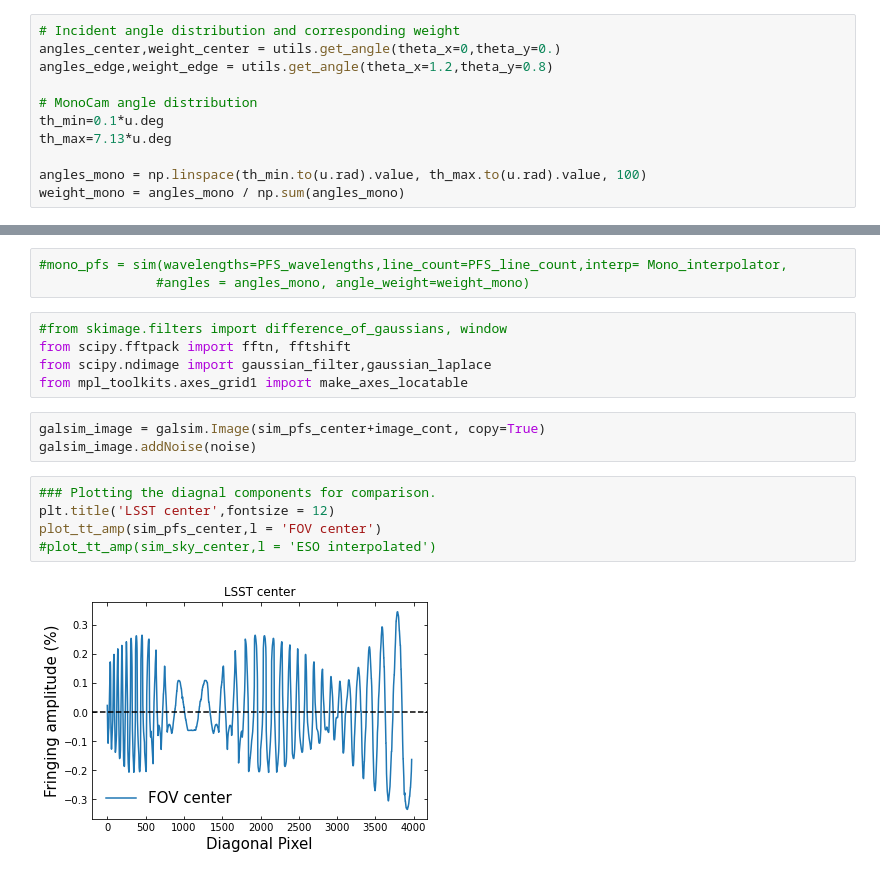
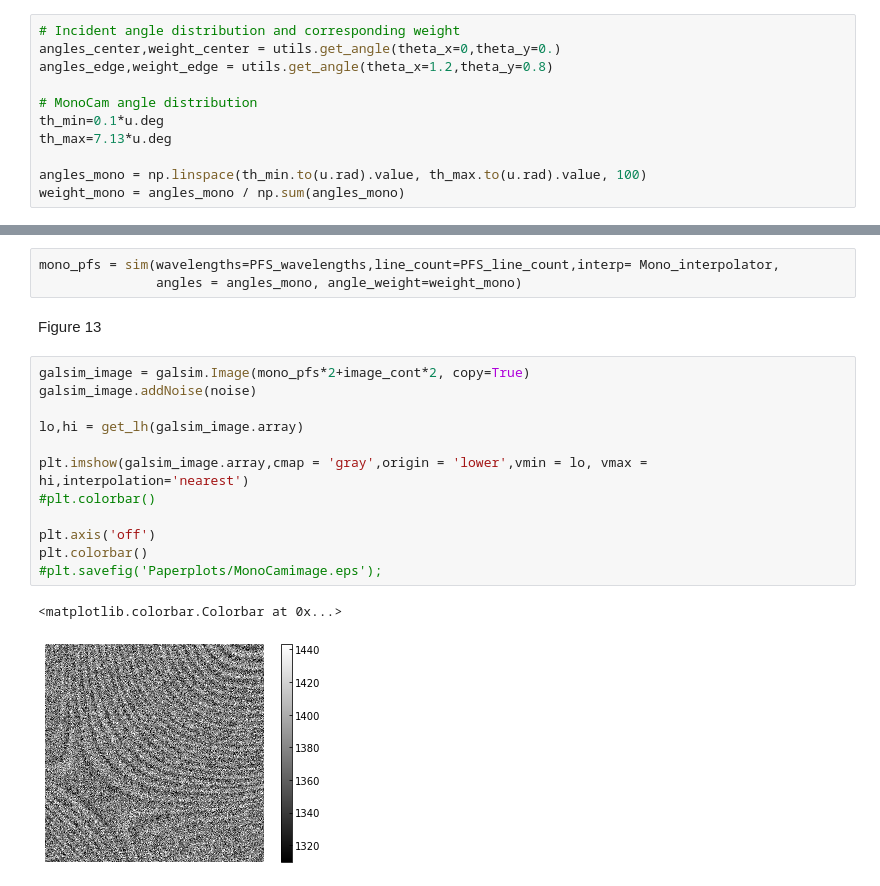
Before and after one commit to Zhiyuan-G/LSSTFringe, a Jupyter notebook: notebooks/sky_bg_rubin_sim.ipynb, the cells around one changed output, grey strips where cells are left out. Saved outputs shown, nothing was run; the diff lists cells and outputs as text.

```diff
--- a/notebooks/sky_bg_rubin_sim.ipynb
+++ b/notebooks/sky_bg_rubin_sim.ipynb
@@ -193,18 +183,20 @@ sim_pfs_center = sim(wavelengths=PFS_wavelengths,line_count=PFS_line_count,
 # %%
-#mono_pfs = sim(wavelengths=PFS_wavelengths,line_count=PFS_line_count,interp= Mono_interpolator,
-               #angles = angles_mono, angle_weight=weight_mono)
+mono_pfs = sim(wavelengths=PFS_wavelengths,line_count=PFS_line_count,interp= Mono_interpolator,
+               angles = angles_mono, angle_weight=weight_mono)
-# %%
-#from skimage.filters import difference_of_gaussians, window
-from scipy.fftpack import fftn, fftshift
-from scipy.ndimage import gaussian_filter,gaussian_laplace
-from mpl_toolkits.axes_grid1 import make_axes_locatable
-# %%
-galsim_image = galsim.Image(sim_pfs_center+image_cont, copy=True)
-galsim_image.addNoise(noise)
-# %%
-### Plotting the diagnal components for comparison.
-plt.title('LSST center',fontsize = 12)
-plot_tt_amp(sim_pfs_center,l = 'FOV center')
-#plot_tt_amp(sim_sky_center,l = 'ESO interpolated')
-# %% [output]
-[figure, removed]
+# %% [markdown]
+Figure 13
+# %%
+galsim_image = galsim.Image(mono_pfs*2+image_cont*2, copy=True)
+galsim_image.addNoise(noise)
+
+lo,hi = get_lh(galsim_image.array)
+
+plt.imshow(galsim_image.array,cmap = 'gray',origin = 'lower',vmin = lo, vmax = hi,interpolation='nearest')
+#plt.colorbar()
+
+plt.axis('off')
+plt.colorbar()
+#plt.savefig('Paperplots/MonoCamimage.eps');
+# %% [output]
+<matplotlib.colorbar.Colorbar at 0x...>
+[figure, added]
```
Also changed, not shown: parts of 17 cells of this notebook, 2 other files.
